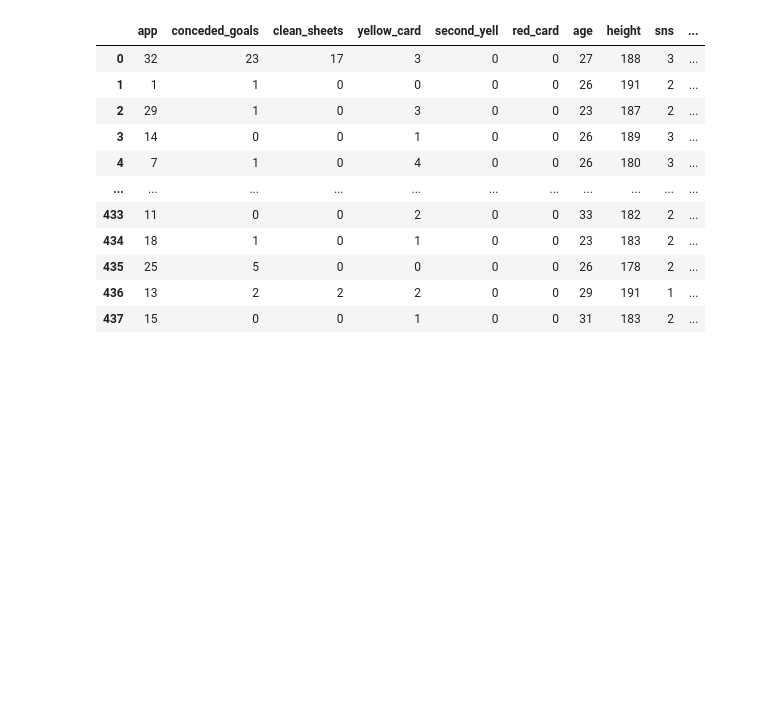
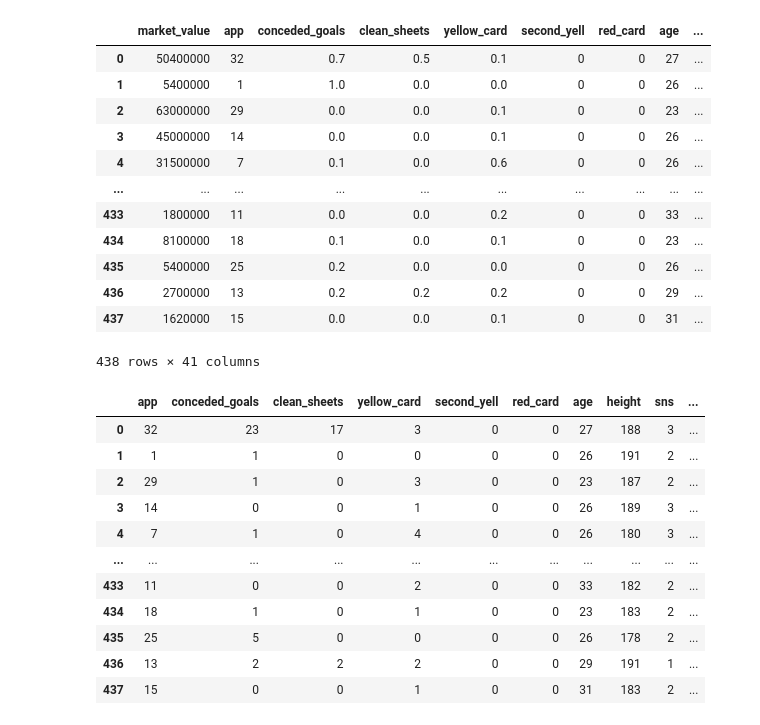
Before and after one commit to dss-17th/reg-repo-8, a Jupyter notebook: kang/5_12__.ipynb, the cells around one changed output. Cells and saved outputs as stored; diff of their text form; code cells hidden in the pictures; blank space fills up the shorter version.

```diff
--- a/kang/5_12__.ipynb
+++ b/kang/5_12__.ipynb
@@ -27,3 +32,3 @@ maxabs = MaxAbsScaler()
 # %%
-with open('/Users/riversong/Desktop/Fastcampus/regression/Regression_project/kang/premierleague_players.pkl', 'rb') as f:
+with open('../aeea_part/datas/modeling_dataset.pkl', 'rb') as f:
     premier_df = pickle.load(f)
@@ -30,3 +63,19 @@ with open('/Users/riversong/Desktop/Fastcampus/regression/Regression_project/kan
+# %%
+dummies_df = premier_df
+# %% [output]
+|  | market_value | app | conceded_goals | clean_sheets | yellow_card | second_yell | red_card | age | ... |
+| 0 | 50400000 | 32 | 0.7 | 0.5 | 0.1 | 0 | 0 | 27 | ... |
+| 1 | 5400000 | 1 | 1.0 | 0.0 | 0.0 | 0 | 0 | 26 | ... |
+| 2 | 63000000 | 29 | 0.0 | 0.0 | 0.1 | 0 | 0 | 23 | ... |
+| 3 | 45000000 | 14 | 0.0 | 0.0 | 0.1 | 0 | 0 | 26 | ... |
+| 4 | 31500000 | 7 | 0.1 | 0.0 | 0.6 | 0 | 0 | 26 | ... |
+| ... | ... | ... | ... | ... | ... | ... | ... | ... | ... |
+| 433 | 1800000 | 11 | 0.0 | 0.0 | 0.2 | 0 | 0 | 33 | ... |
+| 434 | 8100000 | 18 | 0.1 | 0.0 | 0.1 | 0 | 0 | 23 | ... |
+| 435 | 5400000 | 25 | 0.2 | 0.0 | 0.0 | 0 | 0 | 26 | ... |
+| 436 | 2700000 | 13 | 0.2 | 0.2 | 0.2 | 0 | 0 | 29 | ... |
+| 437 | 1620000 | 15 | 0.0 | 0.0 | 0.1 | 0 | 0 | 31 | ... |
+438 rows × 41 columns
 # %%
 premier_df_num = premier_df.drop(['name_x','market_value','position','foot','agent','club','joined','expire','last_contract','outfitter'],axis=1)
 # %%
```
Also changed, not shown: parts of 4 cells of this notebook, 2 other files.
